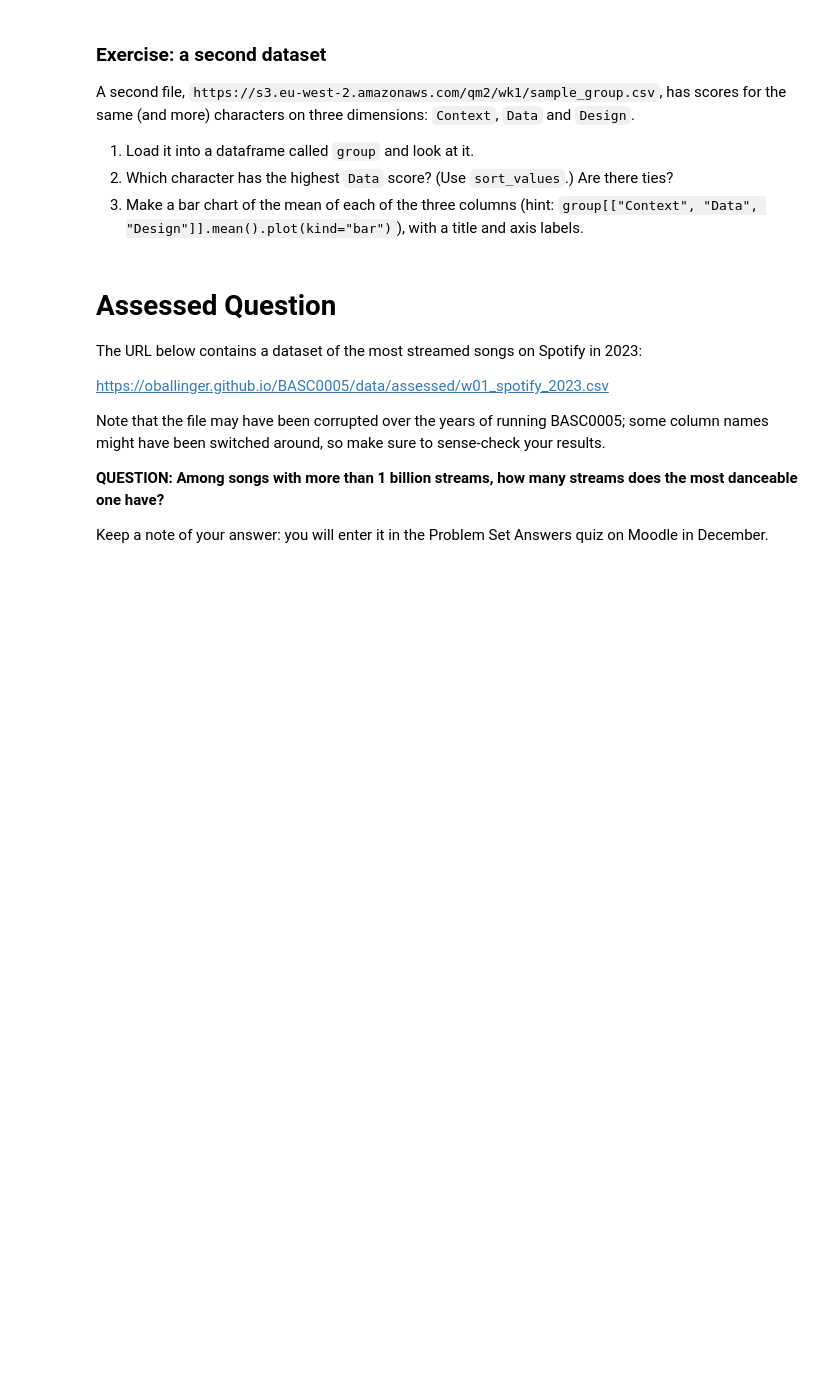
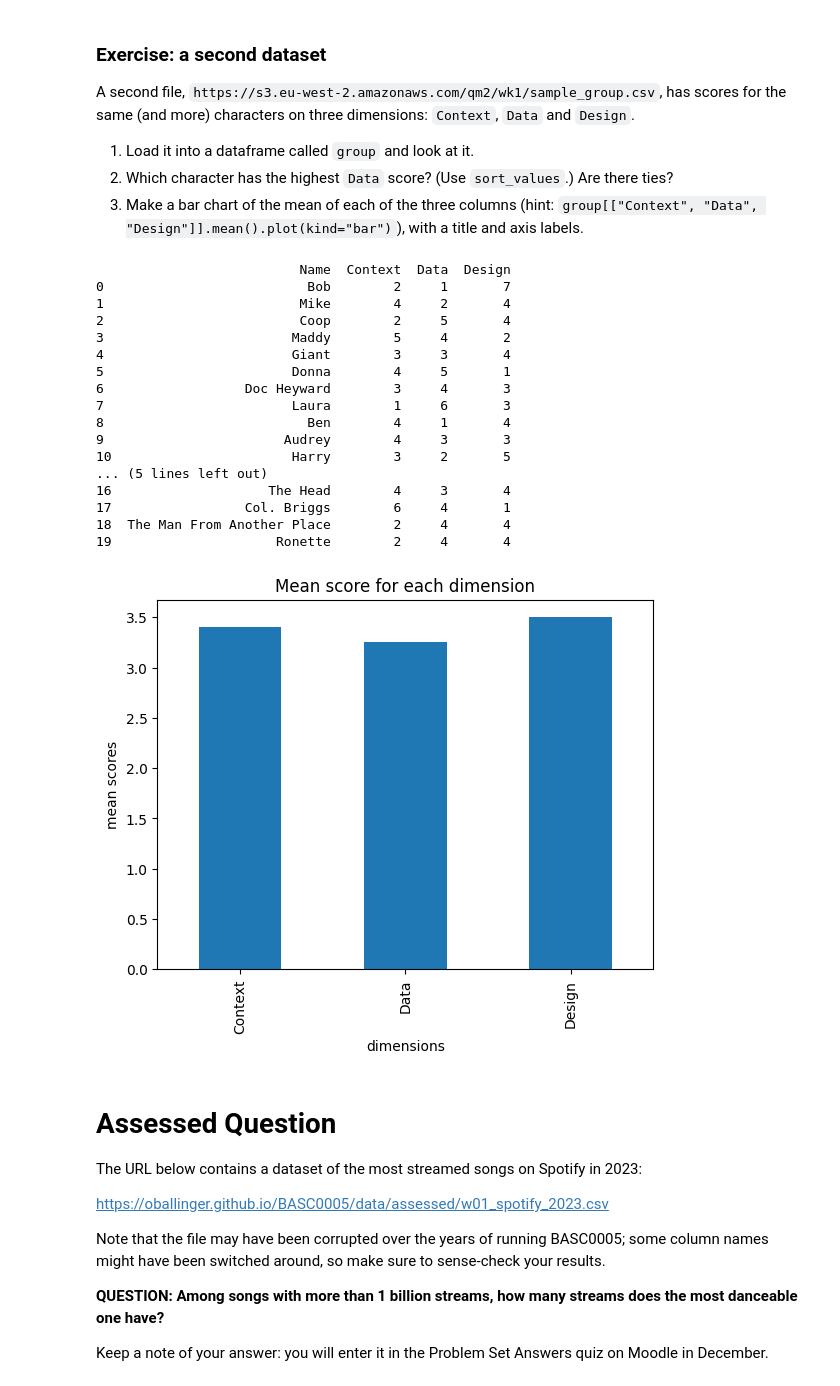
Before and after one commit to YuxinWang0823/QM2, a Jupyter notebook: notebooks/W01. Python Recap.ipynb, the cells around one changed output. Saved outputs shown, nothing was run; the diff lists cells and outputs as text; code cells hidden in the pictures; blank space fills up the shorter version.

```diff
--- a/notebooks/W01. Python Recap.ipynb
+++ b/notebooks/W01. Python Recap.ipynb
@@ -237,7 +254,36 @@ A second file, `https://s3.eu-west-2.amazonaws.com/qm2/wk1/sample_group.csv`, ha
 2. Which character has the highest `Data` score? (Use `sort_values`.) Are there ties?
 3. Make a bar chart of the mean of each of the three columns (hint: `group[["Context", "Data", "Design"]].mean().plot(kind="bar")`), with a title and axis labels.
 # %%
+import pandas as pd
+import matplotlib.pyplot as plt
+group = pd.read_csv("https://s3.eu-west-2.amazonaws.com/qm2/wk1/sample_group.csv")
+print(group)
+group.sort_values("Data",ascending=False).head()
+group[["Context","Data","Design"]].mean().plot(kind="bar")
+plt.title("Mean score for each dimension")
+plt.xlabel("dimensions")
+plt.ylabel("mean scores")
+plt.show()
 # your code here
+# %% [output]
+                          Name  Context  Data  Design
+0                          Bob        2     1       7
+1                         Mike        4     2       4
+2                         Coop        2     5       4
+3                        Maddy        5     4       2
+4                        Giant        3     3       4
+5                        Donna        4     5       1
+6                  Doc Heyward        3     4       3
+7                        Laura        1     6       3
+8                          Ben        4     1       4
+9                       Audrey        4     3       3
+10                       Harry        3     2       5
+... (5 lines left out)
+16                    The Head        4     3       4
+17                 Col. Briggs        6     4       1
+18  The Man From Another Place        2     4       4
+19                     Ronette        2     4       4
+[figure, added]
 # %% [markdown]
 # Assessed Question
 
```
Also changed, not shown: parts of 2 cells of this notebook.
